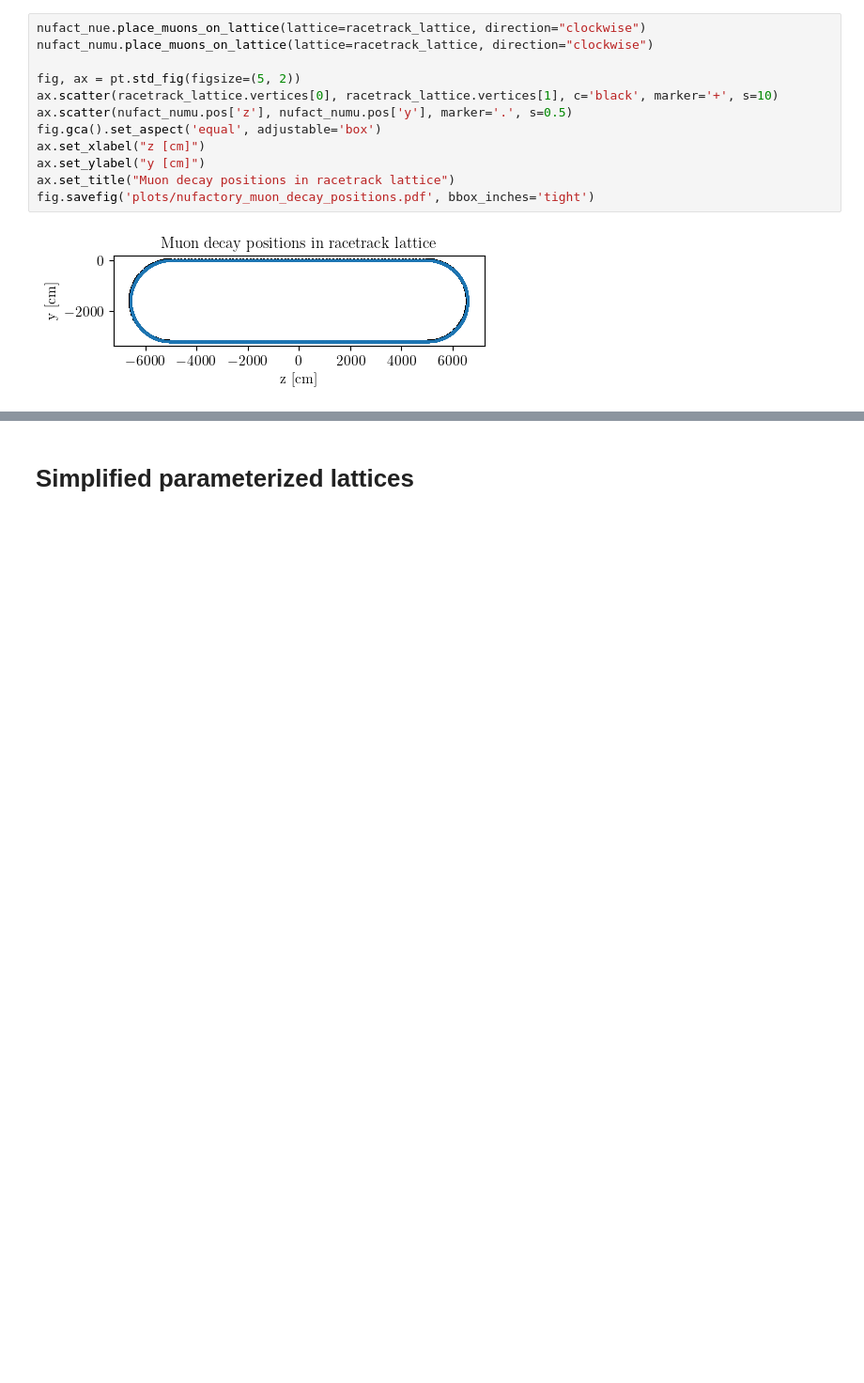
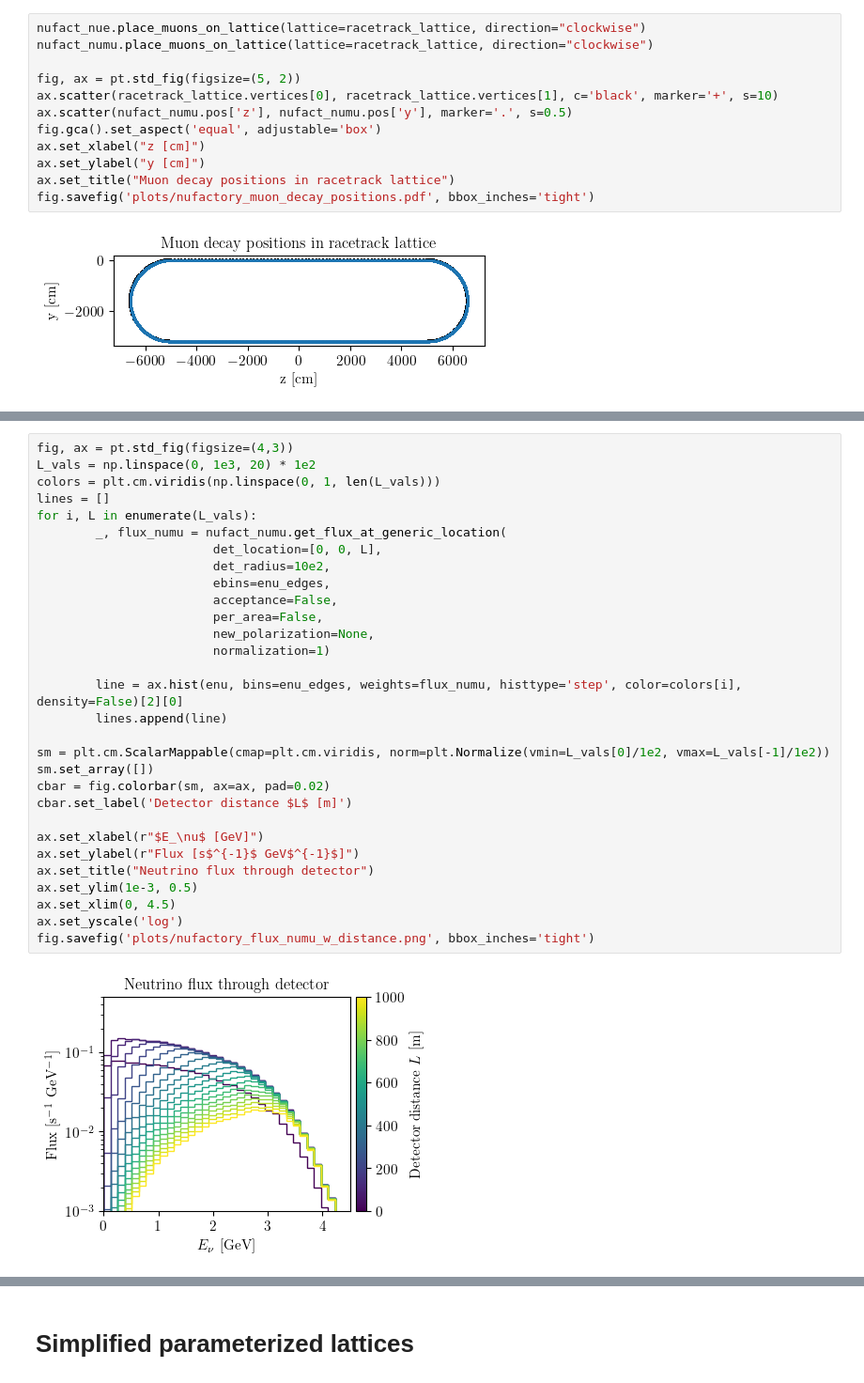
Before and after one commit to jchoi55/MINeut, a Jupyter notebook: first_examples.ipynb, the cells around one changed output, grey strips where cells are left out. Shown at 94% size. Drawn from its saved outputs; the diff is of its cells as text; blank space fills up the shorter version.

```diff
--- a/first_examples.ipynb
+++ b/first_examples.ipynb
@@ -186,0 +210,32 @@ fig.savefig('plots/nufactory_flux.pdf', bbox_inches='tight')
+# %%
+fig, ax = pt.std_fig(figsize=(4,3))
+L_vals = np.linspace(0, 1e3, 20) * 1e2
+colors = plt.cm.viridis(np.linspace(0, 1, len(L_vals)))
+lines = []
+for i, L in enumerate(L_vals):
+        _, flux_numu = nufact_numu.get_flux_at_generic_location(
+                        det_location=[0, 0, L],
+                        det_radius=10e2,
+                        ebins=enu_edges,
+                        acceptance=False,
+                        per_area=False,
+                        new_polarization=None,
+                        normalization=1)
+
+        line = ax.hist(enu, bins=enu_edges, weights=flux_numu, histtype='step', color=colors[i], density=False)[2][0]
+        lines.append(line)
+
+sm = plt.cm.ScalarMappable(cmap=plt.cm.viridis, norm=plt.Normalize(vmin=L_vals[0]/1e2, vmax=L_vals[-1]/1e2))
+sm.set_array([])
+cbar = fig.colorbar(sm, ax=ax, pad=0.02)
+cbar.set_label('Detector distance $L$ [m]')
+
+ax.set_xlabel(r"$E_\nu$ [GeV]")
+ax.set_ylabel(r"Flux [s$^{-1}$ GeV$^{-1}$]")
+ax.set_title("Neutrino flux through detector")
+ax.set_ylim(1e-3, 0.5)
+ax.set_xlim(0, 4.5)
+ax.set_yscale('log')
+fig.savefig('plots/nufactory_flux_numu_w_distance.png', bbox_inches='tight')
+# %% [output]
+[figure, added]
```
Also changed, not shown: parts of 25 cells of this notebook, 22 other files.
